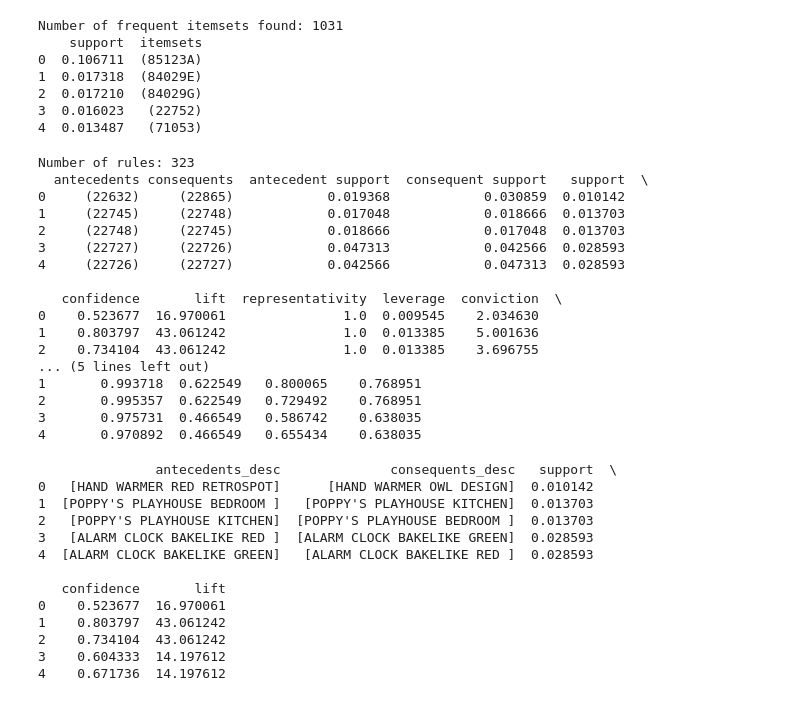
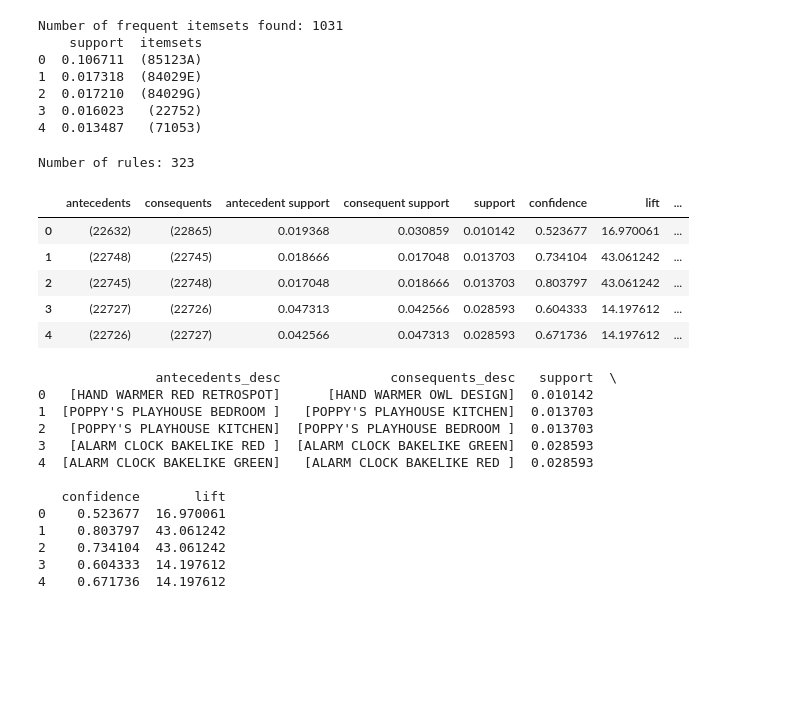
Before and after one commit to Arunprabhakaran04/data_mining_exercise2, a Jupyter notebook: question1_alt.ipynb, the cells around one changed output. Drawn from its saved outputs; the diff is of its cells as text; code cells hidden in the pictures; blank space fills up the shorter version.

```diff
--- a/question1_alt.ipynb
+++ b/question1_alt.ipynb
@@ -412,25 +394,15 @@ Number of frequent itemsets found: 1031
 # %%
 rules = association_rules(freq_itemsets, metric="confidence", min_threshold=0.5)
 print("Number of rules:", len(rules))
-print(rules.head())
+rules.head()
 # %% [output]
 Number of rules: 323
-  antecedents consequents  antecedent support  consequent support   support  \
-0     (22632)     (22865)            0.019368            0.030859  0.010142
-1     (22745)     (22748)            0.017048            0.018666  0.013703
-2     (22748)     (22745)            0.018666            0.017048  0.013703
-3     (22727)     (22726)            0.047313            0.042566  0.028593
-4     (22726)     (22727)            0.042566            0.047313  0.028593
-
-   confidence       lift  representativity  leverage  conviction  \
-0    0.523677  16.970061               1.0  0.009545    2.034630
-1    0.803797  43.061242               1.0  0.013385    5.001636
-2    0.734104  43.061242               1.0  0.013385    3.696755
-... (5 lines left out)
-1       0.993718  0.622549   0.800065    0.768951
-2       0.995357  0.622549   0.729492    0.768951
-3       0.975731  0.466549   0.586742    0.638035
-4       0.970892  0.466549   0.655434    0.638035
+|  | antecedents | consequents | antecedent support | consequent support | support | confidence | lift | ... |
+| 0 | (22632) | (22865) | 0.019368 | 0.030859 | 0.010142 | 0.523677 | 16.970061 | ... |
+| 1 | (22748) | (22745) | 0.018666 | 0.017048 | 0.013703 | 0.734104 | 43.061242 | ... |
+| 2 | (22745) | (22748) | 0.017048 | 0.018666 | 0.013703 | 0.803797 | 43.061242 | ... |
+| 3 | (22727) | (22726) | 0.047313 | 0.042566 | 0.028593 | 0.604333 | 14.197612 | ... |
+| 4 | (22726) | (22727) | 0.042566 | 0.047313 | 0.028593 | 0.671736 | 14.197612 | ... |
 # %%
 df_desc_map = df[['StockCode', 'Description']].drop_duplicates().dropna()
 code_to_desc = dict(zip(df_desc_map['StockCode'], df_desc_map['Description']))
```
Also changed, not shown: parts of 10 cells of this notebook, 1 other file.
